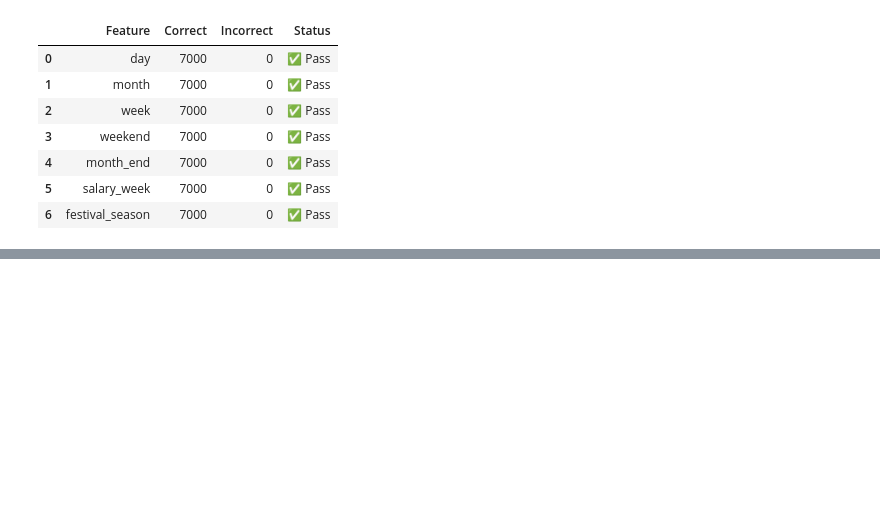
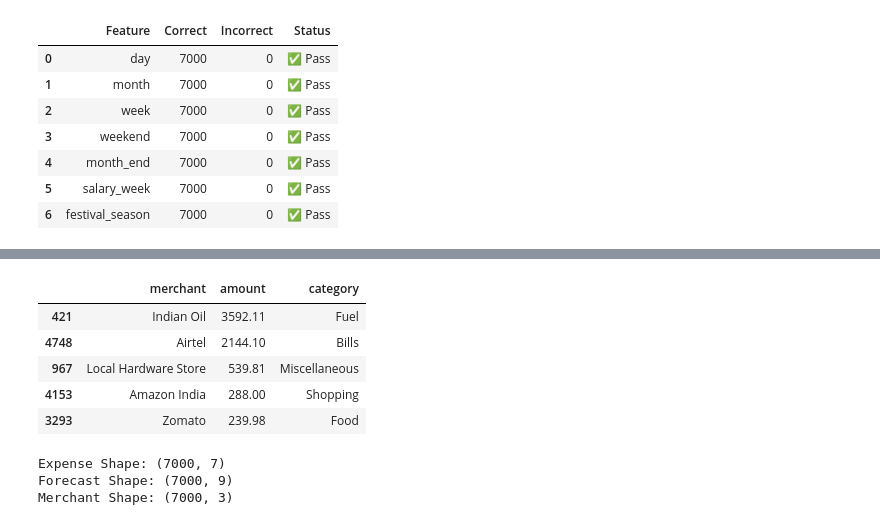
Before and after one commit to SatheMonika04/AI-Financial-Wellness-Coach, a Jupyter notebook: Feature_Engineering/adv_feature_engineering_m.ipynb, the cells around one changed output, grey strips where cells are left out. Saved outputs shown, nothing was run; the diff lists cells and outputs as text; code cells hidden in the pictures; blank space fills up the shorter version.

```diff
--- a/Feature_Engineering/feature_engineering_m.ipynb
+++ b/Feature_Engineering/adv_feature_engineering_m.ipynb
@@ -850,0 +1036,8 @@ validation_report
+# %%
+merchant_df = df[
+    [
+        "merchant",
+        "amount",
+        "category"
+    ]
+].copy()
@@ -850,0 +1057,9 @@ validation_report
+# %%
+merchant_df.sample(5)
+# %% [output]
+|  | merchant | amount | category |
+| 421 | Indian Oil | 3592.11 | Fuel |
+| 4748 | Airtel | 2144.10 | Bills |
+| 967 | Local Hardware Store | 539.81 | Miscellaneous |
+| 4153 | Amazon India | 288.00 | Shopping |
+| 3293 | Zomato | 239.98 | Food |
@@ -850,0 +1071,8 @@ validation_report
+# %%
+print("Expense Shape:", expense_df.shape)
+print("Forecast Shape:", forecast_df.shape)
+print("Merchant Shape:", merchant_df.shape)
+# %% [output]
+Expense Shape: (7000, 7)
+Forecast Shape: (7000, 9)
+Merchant Shape: (7000, 3)
```
Also changed, not shown: parts of 24 cells of this notebook, 4 other files.
